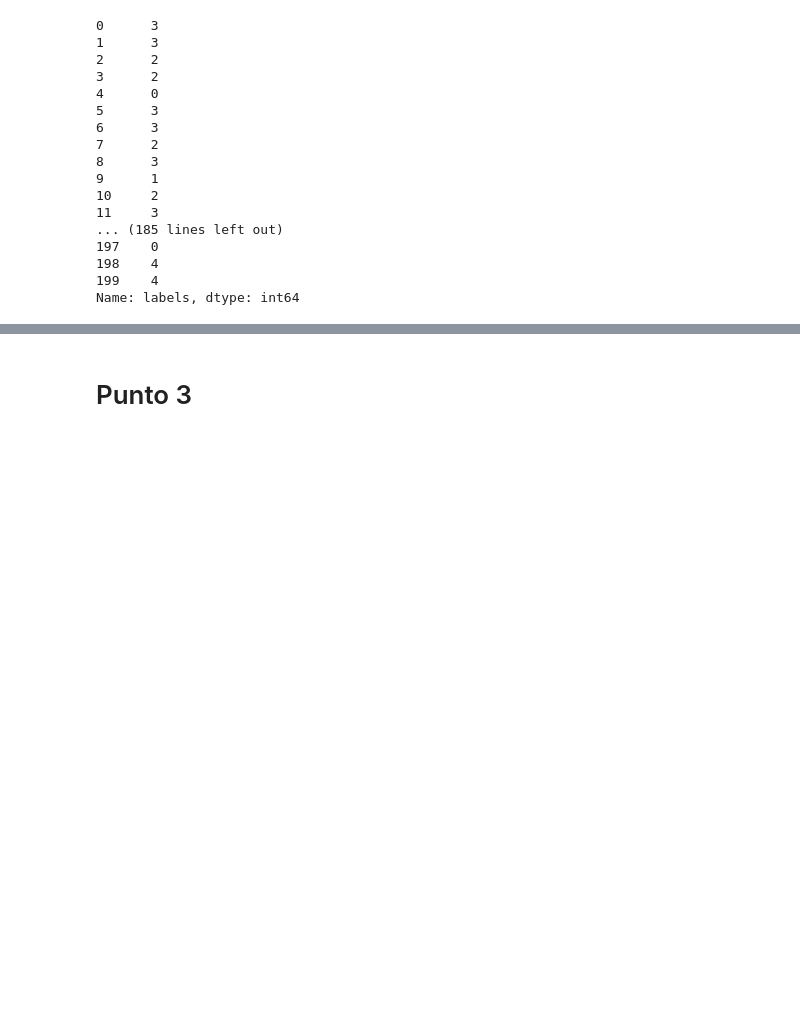
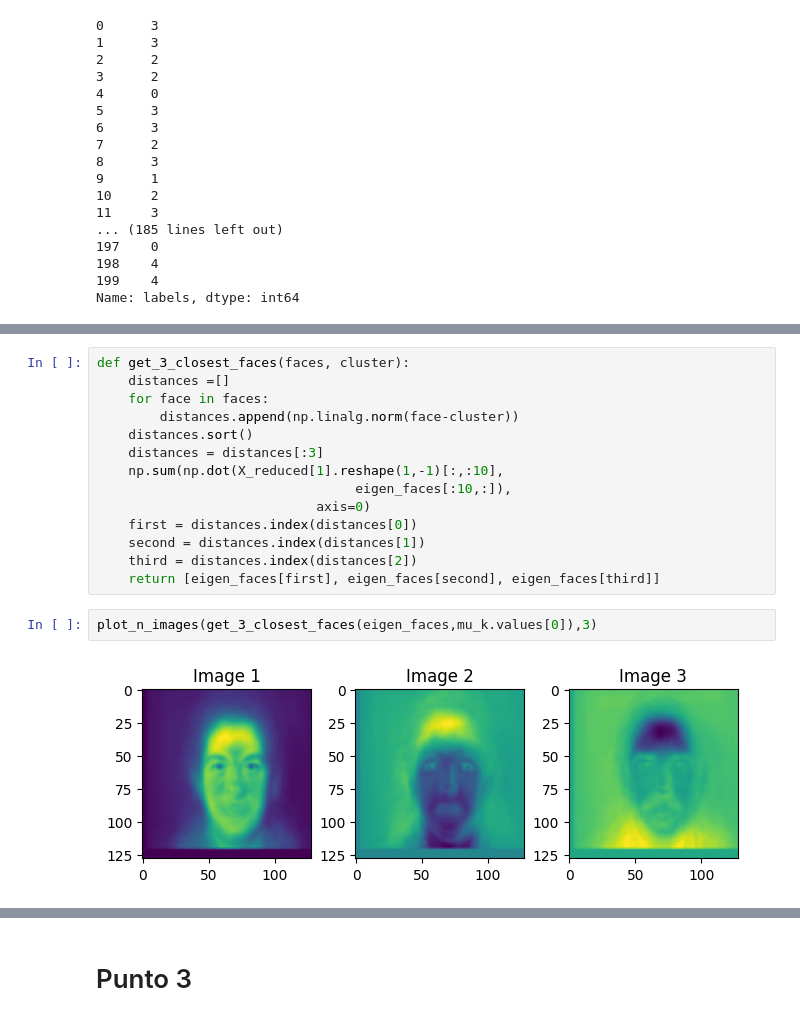
Before and after one commit to mpmc1/statisticsiii, a Jupyter notebook: Tarea 2/tarea2.ipynb, the cells around one changed output, grey strips where cells are left out. Drawn from its saved outputs; the diff is of its cells as text; blank space fills up the shorter version.

```diff
--- a/Tarea 2/tarea2.ipynb
+++ b/Tarea 2/tarea2.ipynb
@@ -256,0 +261,18 @@ mu_k
+# %%
+def get_3_closest_faces(faces, cluster):
+    distances =[]
+    for face in faces:
+        distances.append(np.linalg.norm(face-cluster))
+    distances.sort()
+    distances = distances[:3]
+    np.sum(np.dot(X_reduced[1].reshape(1,-1)[:,:10],
+                                 eigen_faces[:10,:]),
+                            axis=0)
+    first = distances.index(distances[0])
+    second = distances.index(distances[1])
+    third = distances.index(distances[2])
+    return [eigen_faces[first], eigen_faces[second], eigen_faces[third]]
+# %%
+plot_n_images(get_3_closest_faces(eigen_faces,mu_k.values[0]),3)
+# %% [output]
+[figure, added]
```
Also changed, not shown: parts of 6 cells of this notebook.
